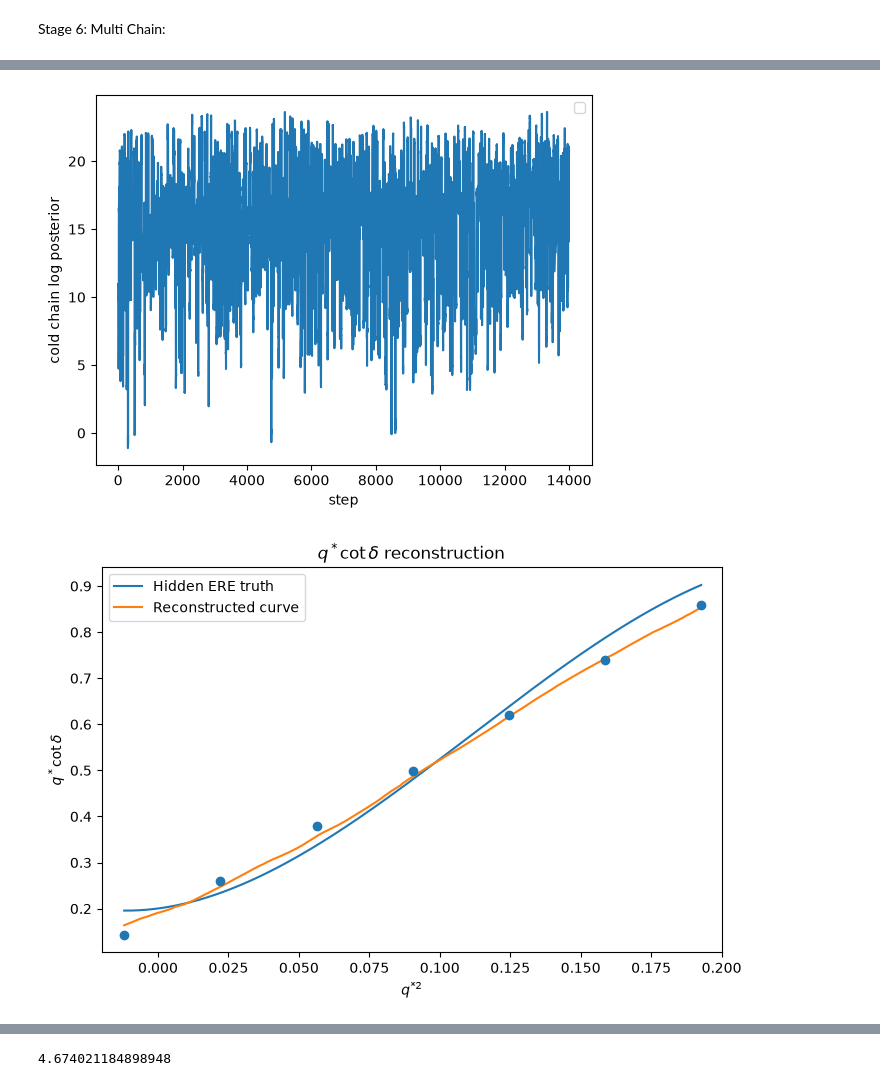
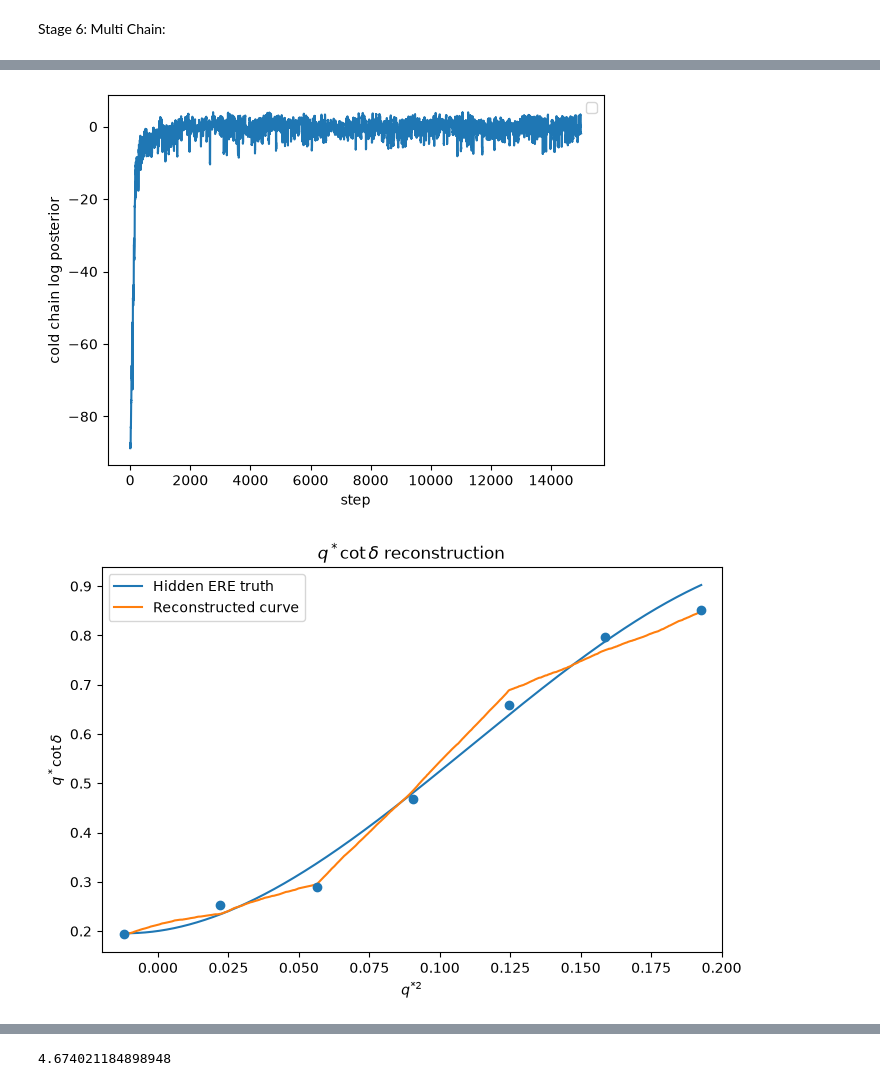
Before and after one commit to ShingLi15/Gaussian-Process-Regressions-for-Di-Nucleon-Data, a Jupyter notebook: Research Paper/GPR using data.ipynb, the cells around one changed output, grey strips where cells are left out. Cells and saved outputs as stored; diff of their text form; code cells hidden in the pictures.

```diff
--- a/Research Paper/GPR using data.ipynb
+++ b/Research Paper/GPR using data.ipynb
@@ -507,10 +507,10 @@ def RBC_kernel(x,y,sigma,length_scale): # kernel matrix
     y=np.asarray(y).reshape(-1,1)
     return sigma**2 * np.exp(-0.5 * (np.abs(x-y.T)**2) / length_scale**2)
 
-def Matern_kernel(x, y, sigma, length_scale, nu=2.5):
+def Matern_kernel(x, y, sigma, length_scale, nu=1.5):
     x = np.asarray(x).reshape(-1,1)
     y = np.asarray(y).reshape(-1,1)
-    r = np.sqrt(np.abs(x - y.T))
+    r = (np.abs(x - y.T))
     if nu == 0.5:
         return sigma**2 * np.exp(-r / length_scale)
     elif nu == 1.5:
@@ -518,8 +518,18 @@ def Matern_kernel(x, y, sigma, length_scale, nu=2.5):
     elif nu == 2.5:
         return sigma**2 * (1 + np.sqrt(5) * r / length_scale + 5 * r**2 / (3 * length_scale**2)) * np.exp(-np.sqrt(5) * r / length_scale)
 
+def RQ_kernel(x, y, sigma, length_scale, alpha=1.0):
+    x = np.asarray(x).reshape(-1, 1)
+    y = np.asarray(y).reshape(-1, 1)
+    d2 = (x - y.T)**2
+    return sigma**2 * (1 + d2 / (2 * alpha * length_scale**2))**(-alpha)
 
-def kernel_matrix(x, y, sigma, length_scale, kernel_func = RBC_kernel):
+def linear_kernel(x, y, sigma_b, sigma_v, c=0.0):
+    x = np.asarray(x).reshape(-1, 1)
+    y = np.asarray(y).reshape(-1, 1)
+    return sigma_b**2 + sigma_v**2 * (x - c) * (y.T - c)
+
+def kernel_matrix(x, y, sigma, length_scale, kernel_func = Matern_kernel):
     k =  kernel_func(y, y, sigma, length_scale) + np.eye(len(y)) * 1e-8
     sign, logdet = np.linalg.slogdet(k)
     if sign <= 0:
@@ -1017,7 +1073,7 @@ sector_keys = [(L, Psq) for L in L_values for Psq in Psq_to_nP.keys()]
 color_cycle = plt.cm.tab10.colors
 color_by_sector = {key: color_cycle[i % len(color_cycle)] for i, key in enumerate(sector_keys)}
 
-def plot_mcmc( best_cold_state, cold_log_post_history, samples):
+def plot_mcmc( best_cold_state, cold_log_post_history, samples, observed_cache):
     best_f_knots,  best_sigma ,best_length_scale,best_mu= best_cold_state
 
     q_star_sq_grid = np.linspace(q2_min , q2_max ,2000)
@@ -1033,7 +1089,7 @@ def plot_mcmc( best_cold_state, cold_log_post_history, samples):
     true_curve_at_knots = 1/a_true + 0.5*r_true*((knots/2)**2 - m**2)
     # ll,lp,lh = posterior_components(true_curve_at_knots, best_length_scale,best_sigma ,observed_cache)
 
-    skip = 1000  # adjust based on how many steps it takes to stabilize
+    skip = 0  # adjust based on how many steps it takes to stabilize
     plt.plot(cold_log_post_history[skip:])
     plt.xlabel("step")
     plt.ylabel("cold chain log posterior")
@@ -1099,6 +1155,9 @@ def plot_mcmc( best_cold_state, cold_log_post_history, samples):
     plt.xlabel(r"$q^{\star2}/m_\pi^2$"); plt.ylabel(r"$q^\star\cot\delta/m_\pi$")
     plt.legend();
     plt.show()
+    plot_hyperparameter_samples(samples, best_cold_state)
+    if observed_cache is not None:
+        plot_posterior_trace(samples, observed_cache)
 # %%
 # plot_mcmc(observed_cache_0, best_cold_state_diag, cold_log_post_history_diag, samples_diag)
 # %%
@@ -1125,5 +1175,5 @@ Step 15000/15000 completed. Cold chain log posterior: 17.985
 # %%
-plot_mcmc(best_cold_state_cov, cold_log_post_history_cov, samples_cov)
+plot_mcmc(best_cold_state_cov, cold_log_post_history_cov, samples_cov, observed_cache_deuteron)
 # %% [output]
-[figure, old version]
+[figure, new version]
-[figure, old version]
+[figure, new version]
```
Also changed, not shown: parts of 7 cells of this notebook, 29 other files.
